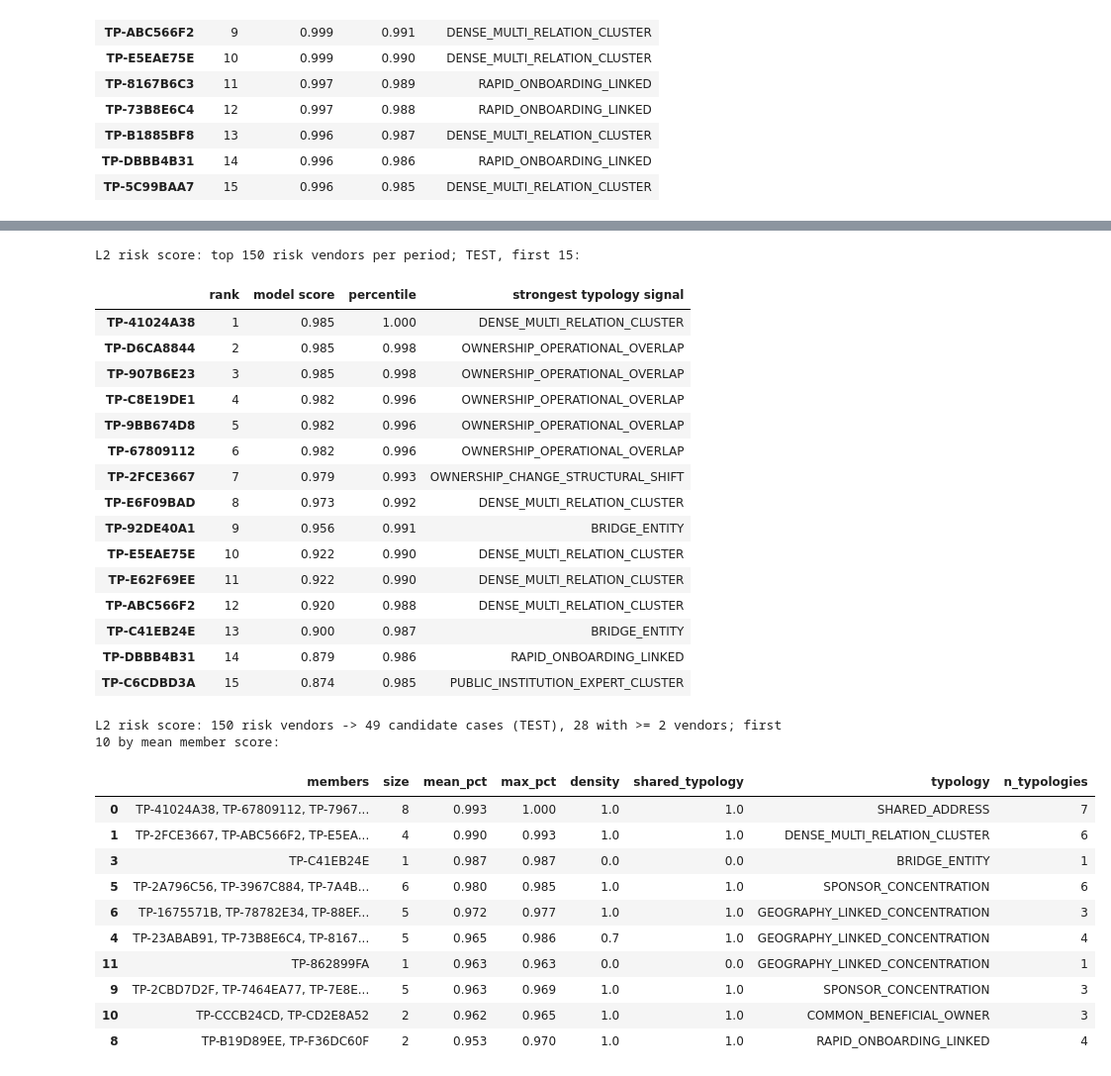
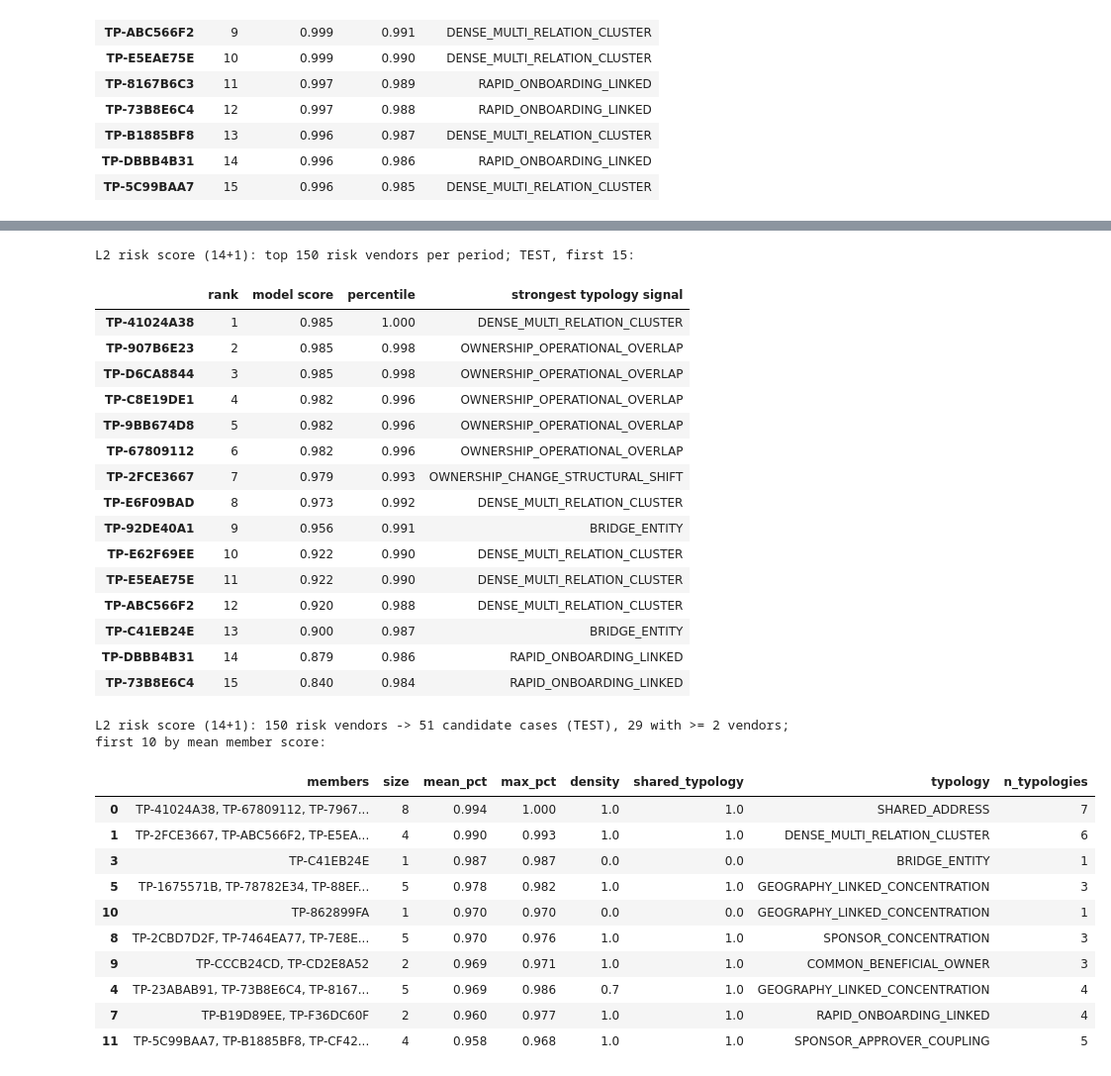
Before and after one commit to FELIXGAO0315/Graph-Based-Detection, a Jupyter notebook: layer2_relationship_logic.ipynb, the cells around one changed output, grey strips where cells are left out. Shown at 99% size. Drawn from its saved outputs; the diff is of its cells as text; code cells hidden in the pictures.

```diff
--- a/layer2_relationship_logic.ipynb
+++ b/layer2_relationship_logic.ipynb
@@ -566,12 +716,31 @@ TR_TRAIN: AP_case Layer 1 = 0.357, Layer 1 + all 17 groups = 0.660 (5-fold CV x
 # %%
-sel = ADD_DROP.index[ADD_DROP.selected]
-L2_GIVEN_VARS = [v for k in sel if k in GROUPS for v in GROUPS[k]]
-L2_NEW_VARS = [v for k in sel if k in l2f.NEW_GROUPS for v in l2f.NEW_GROUPS[k]]
-names = pd.DataFrame([dict(variable=v, typology=k, **{"given / new": "new" if k in l2f.NEW_GROUPS else "given"})
-                      for k in sel for v in ALL_GROUPS[k]]).set_index("variable")
+sel = ADD_DROP21.index[ADD_DROP21.selected]
+SEL_DOSSIER = [k for k in sel if k in GROUPS]                            # dossier typologies kept by the ablation
+SEL_PROPOSED = [k for k in sel if k in PROPOSED]                         # candidates kept by the ablation (data route)
+CRIT = [c for c in SCORECARD.columns if c[0].isdigit()]
+NEAR = [k for k in PROPOSED if k not in ADOPTED and (SCORECARD.loc[k, CRIT] == "✓").sum() == len(CRIT) - 1]
+
+L2_GIVEN_VARS = [v for k in SEL_DOSSIER for v in GROUPS[k]]              # "L2 RF / GB"
+L2_NEW_VARS = [v for k in SEL_PROPOSED for v in ALL21[k]]                # "+ new": the candidates kept by the ablation
+SIG_USED = SIG14 + [f"s_{k}" for k in ADOPTED]                           # grouping into predicted cases
+RISK_VARIANTS = {                                                        # risk-score variants, chosen on VALIDATION
+    f"L2 risk score (14+{len(ADOPTED)})": SIG14 + [f"s_{k}" for k in ADOPTED],                  # scorecard: all 5 criteria
+    f"L2 risk score (14+{len(SEL_PROPOSED)})": SIG14 + [f"s_{k}" for k in SEL_PROPOSED],         # ablation
+    f"L2 risk score (14+{len(ADOPTED) + len(NEAR)})": SIG14 + [f"s_{k}" for k in ADOPTED + NEAR]}  # scorecard: 4 of 5
+assert len(RISK_VARIANTS) == 3, "two variants have the same number of signals; rename them"
+RS = list(RISK_VARIANTS)
+
+used = SEL_DOSSIER + [k for k in dict.fromkeys(SEL_PROPOSED + ADOPTED + NEAR)]
+names = pd.DataFrame([dict(variable=v, typology=k, origin="dossier" if k in GROUPS else "candidate",
+                           **{"L2 RF / GB": k in SEL_DOSSIER, "+ new": k in SEL_DOSSIER + SEL_PROPOSED,
+                              **{rs: f"s_{k}" in sigs or k in SEL_DOSSIER for rs, sigs in RISK_VARIANTS.items()}})
+                      for k in used for v in ALL21[k]]).set_index("variable")
 names.to_csv(f"{FZ2}/layer2_variables.csv")
-print(f"Layer 2 variables: {len(L2_GIVEN_VARS)} given + {len(L2_NEW_VARS)} new")
-print("given:", ", ".join(L2_GIVEN_VARS) or "—")
-print("new:  ", ", ".join(L2_NEW_VARS) or "—")
+print(f"dossier typologies kept by the ablation: {len(SEL_DOSSIER)} / 14")
+print("candidates kept by the ablation (data route):", ", ".join(SEL_PROPOSED) or "—")
+print("candidates adopted by the scorecard (all 5):", ", ".join(ADOPTED) or "—", "| meeting 4 of 5:", ", ".join(NEAR) or "—")
+print(f"L2 RF / GB: {len(L2_GIVEN_VARS)} variables; + new: {len(L2_NEW_VARS)} more")
+for rs, sigs in RISK_VARIANTS.items():
+    print(f"{rs}: 14 dossier signals + {', '.join(s[2:] for s in sigs[14:]) or '—'}")
 display(names)
 # %% [output]
@@ -626,7 +799,7 @@ def predicted_cases(t_, top_rids):
     group is split into Louvain communities (edge weight = number of shared relation kinds), so that one weak
     link does not chain two cases together. An unlinked record is a one-vendor case. Ordered by best rank."""
     re_of, pairs = CTX[t_]["T"]["tp"].re, CTX[t_]["pairs"]
-    sig = [c for c in SIG14 + [f"s_{k}" for k in l2f.NEW_TYPOLOGIES] if c in L2[t_].columns]
+    sig = [c for c in SIG_USED if c in L2[t_].columns]
     top_rids = list(top_rids)
     by_re = defaultdict(list)
     for r in top_rids:
@@ -659,7 +832,6 @@ def case_iou(members_, groups):
 
 # ---- case-level review queue: risk vendors -> candidate cases -> one case score for every vendor model ----
 N_CAND = 150                     # risk vendors per model and period grouped into candidate cases
-SIG17 = SIG14 + [f"s_{k}" for k in l2f.NEW_TYPOLOGIES]
 RISK_V, CAND = {}, {}
 
 
@@ -673,7 +845,7 @@ def risk_vendors(name, period="TEST", show=15):
     for p in EVAL_SET:
         s_ = avg_score(name, p)
         top = s_.sort_values(ascending=False).head(N_CAND)
-        sig = L2[EVAL_SET[p]["t"]].loc[top.index, SIG17]
+        sig = L2[EVAL_SET[p]["t"]].loc[top.index, SIG_USED]
         RISK_V.setdefault(name, {})[p] = pd.DataFrame({
             "rank": range(1, len(top) + 1), "model score": top.round(3),
             "percentile": s_.rank(pct=True).reindex(top.index).round(3),
@@ -687,7 +859,7 @@ def case_features(t_, g, pct):
     re_of, pairs = CTX[t_]["T"]["tp"].re, CTX[t_]["pairs"]
     ents = sorted({r if pd.isna(re_of.get(r)) else re_of.get(r) for r in g})
     kinds = [pairs.get((a, b), set()) for a, b in combinations(ents, 2)]
-    share = (L2[t_].loc[g, SIG17] >= FIRE_MIN).mean()
+    share = (L2[t_].loc[g, SIG_USED] >= FIRE_MIN).mean()
     return dict(size=len(g), mean_pct=pct[g].mean(), max_pct=pct[g].max(),
                 density=np.mean([bool(k) for k in kinds]) if kinds else 0.0,
                 shared_typology=share.max() if len(g) > 1 else 0.0,
@@ -1205,35 +1384,35 @@ L2 risk score — TEST: top 15 of 909 records; the top 100 form 35 predicted cas
 # %%
-risk_vendors("L2 risk score")
+risk_vendors(RS[0])
 # %% [output]
-L2 risk score: top 150 risk vendors per period; TEST, first 15:
+L2 risk score (14+1): top 150 risk vendors per period; TEST, first 15:
 |  | rank | model score | percentile | strongest typology signal |
 | TP-41024A38 | 1 | 0.985 | 1.000 | DENSE_MULTI_RELATION_CLUSTER |
-| TP-D6CA8844 | 2 | 0.985 | 0.998 | OWNERSHIP_OPERATIONAL_OVERLAP |
-| TP-907B6E23 | 3 | 0.985 | 0.998 | OWNERSHIP_OPERATIONAL_OVERLAP |
+| TP-907B6E23 | 2 | 0.985 | 0.998 | OWNERSHIP_OPERATIONAL_OVERLAP |
+| TP-D6CA8844 | 3 | 0.985 | 0.998 | OWNERSHIP_OPERATIONAL_OVERLAP |
 | TP-C8E19DE1 | 4 | 0.982 | 0.996 | OWNERSHIP_OPERATIONAL_OVERLAP |
 | TP-9BB674D8 | 5 | 0.982 | 0.996 | OWNERSHIP_OPERATIONAL_OVERLAP |
 | TP-67809112 | 6 | 0.982 | 0.996 | OWNERSHIP_OPERATIONAL_OVERLAP |
 | TP-2FCE3667 | 7 | 0.979 | 0.993 | OWNERSHIP_CHANGE_STRUCTURAL_SHIFT |
 | TP-E6F09BAD | 8 | 0.973 | 0.992 | DENSE_MULTI_RELATION_CLUSTER |
 | TP-92DE40A1 | 9 | 0.956 | 0.991 | BRIDGE_ENTITY |
-| TP-E5EAE75E | 10 | 0.922 | 0.990 | DENSE_MULTI_RELATION_CLUSTER |
-| TP-E62F69EE | 11 | 0.922 | 0.990 | DENSE_MULTI_RELATION_CLUSTER |
+| TP-E62F69EE | 10 | 0.922 | 0.990 | DENSE_MULTI_RELATION_CLUSTER |
+| TP-E5EAE75E | 11 | 0.922 | 0.990 | DENSE_MULTI_RELATION_CLUSTER |
 | TP-ABC566F2 | 12 | 0.920 | 0.988 | DENSE_MULTI_RELATION_CLUSTER |
 | TP-C41EB24E | 13 | 0.900 | 0.987 | BRIDGE_ENTITY |
 | TP-DBBB4B31 | 14 | 0.879 | 0.986 | RAPID_ONBOARDING_LINKED |
-| TP-C6CDBD3A | 15 | 0.874 | 0.985 | PUBLIC_INSTITUTION_EXPERT_CLUSTER |
+| TP-73B8E6C4 | 15 | 0.840 | 0.984 | RAPID_ONBOARDING_LINKED |
 # %%
-candidate_cases("L2 risk score")
+candidate_cases(RS[0])
 # %% [output]
-L2 risk score: 150 risk vendors -> 49 candidate cases (TEST), 28 with >= 2 vendors; first 10 by mean member score:
+L2 risk score (14+1): 150 risk vendors -> 51 candidate cases (TEST), 29 with >= 2 vendors; first 10 by mean member score:
 |  | members | size | mean_pct | max_pct | density | shared_typology | typology | n_typologies |
-| 0 | TP-41024A38, TP-67809112, TP-7967... | 8 | 0.993 | 1.000 | 1.0 | 1.0 | SHARED_ADDRESS | 7 |
+| 0 | TP-41024A38, TP-67809112, TP-7967... | 8 | 0.994 | 1.000 | 1.0 | 1.0 | SHARED_ADDRESS | 7 |
 | 1 | TP-2FCE3667, TP-ABC566F2, TP-E5EA... | 4 | 0.990 | 0.993 | 1.0 | 1.0 | DENSE_MULTI_RELATION_CLUSTER | 6 |
 | 3 | TP-C41EB24E | 1 | 0.987 | 0.987 | 0.0 | 0.0 | BRIDGE_ENTITY | 1 |
-| 5 | TP-2A796C56, TP-3967C884, TP-7A4B... | 6 | 0.980 | 0.985 | 1.0 | 1.0 | SPONSOR_CONCENTRATION | 6 |
-| 6 | TP-1675571B, TP-78782E34, TP-88EF... | 5 | 0.972 | 0.977 | 1.0 | 1.0 | GEOGRAPHY_LINKED_CONCENTRATION | 3 |
-| 4 | TP-23ABAB91, TP-73B8E6C4, TP-8167... | 5 | 0.965 | 0.986 | 0.7 | 1.0 | GEOGRAPHY_LINKED_CONCENTRATION | 4 |
-| 11 | TP-862899FA | 1 | 0.963 | 0.963 | 0.0 | 0.0 | GEOGRAPHY_LINKED_CONCENTRATION | 1 |
-| 9 | TP-2CBD7D2F, TP-7464EA77, TP-7E8E... | 5 | 0.963 | 0.969 | 1.0 | 1.0 | SPONSOR_CONCENTRATION | 3 |
-| 10 | TP-CCCB24CD, TP-CD2E8A52 | 2 | 0.962 | 0.965 | 1.0 | 1.0 | COMMON_BENEFICIAL_OWNER | 3 |
-| 8 | TP-B19D89EE, TP-F36DC60F | 2 | 0.953 | 0.970 | 1.0 | 1.0 | RAPID_ONBOARDING_LINKED | 4 |
+| 5 | TP-1675571B, TP-78782E34, TP-88EF... | 5 | 0.978 | 0.982 | 1.0 | 1.0 | GEOGRAPHY_LINKED_CONCENTRATION | 3 |
+| 10 | TP-862899FA | 1 | 0.970 | 0.970 | 0.0 | 0.0 | GEOGRAPHY_LINKED_CONCENTRATION | 1 |
+| 8 | TP-2CBD7D2F, TP-7464EA77, TP-7E8E... | 5 | 0.970 | 0.976 | 1.0 | 1.0 | SPONSOR_CONCENTRATION | 3 |
+| 9 | TP-CCCB24CD, TP-CD2E8A52 | 2 | 0.969 | 0.971 | 1.0 | 1.0 | COMMON_BENEFICIAL_OWNER | 3 |
+| 4 | TP-23ABAB91, TP-73B8E6C4, TP-8167... | 5 | 0.969 | 0.986 | 0.7 | 1.0 | GEOGRAPHY_LINKED_CONCENTRATION | 4 |
+| 7 | TP-B19D89EE, TP-F36DC60F | 2 | 0.960 | 0.977 | 1.0 | 1.0 | RAPID_ONBOARDING_LINKED | 4 |
+| 11 | TP-5C99BAA7, TP-B1885BF8, TP-CF42... | 4 | 0.958 | 0.968 | 1.0 | 1.0 | SPONSOR_APPROVER_COUPLING | 5 |
```
Also changed, not shown: parts of 31 cells of this notebook, 15 other files.
